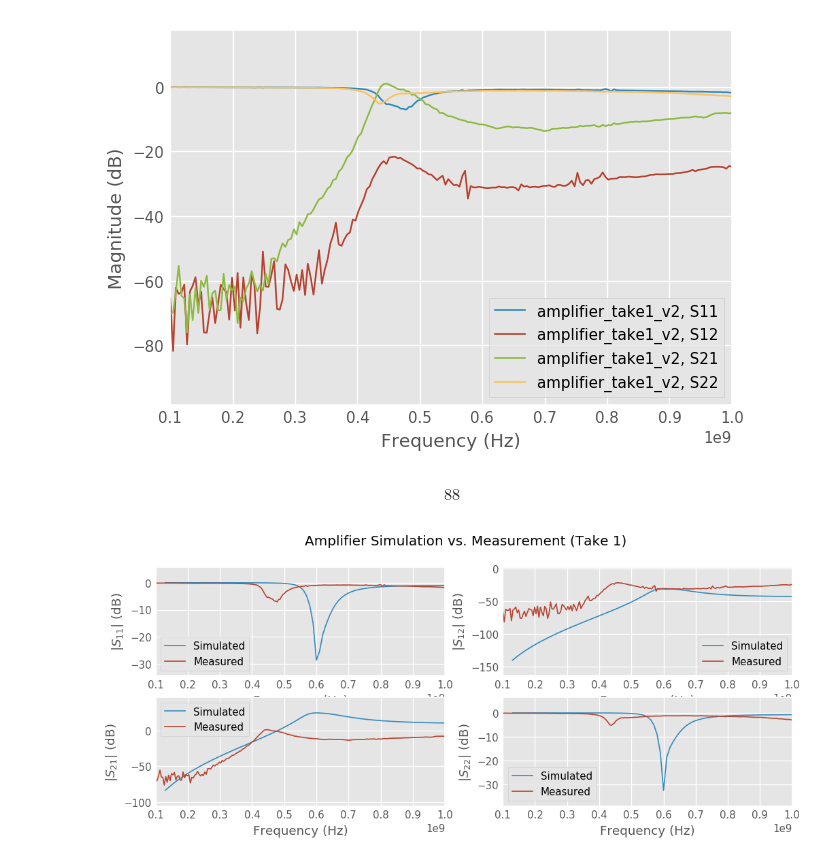
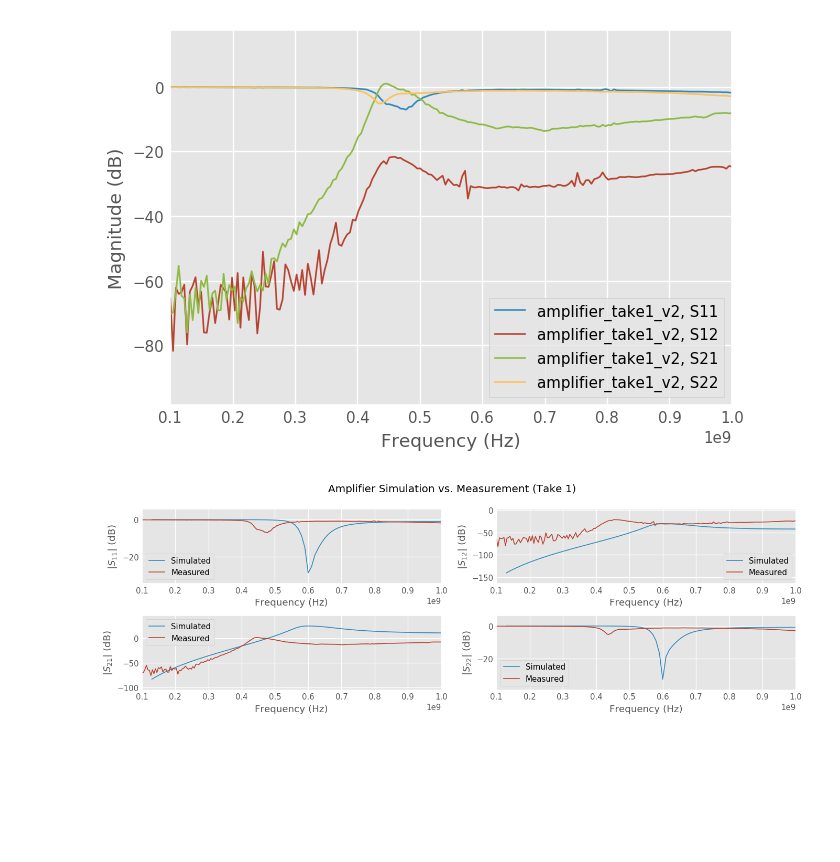
Before and after one commit to vighneshiyer/ee142_labs, a Jupyter notebook: lab3/lab3_notebook.ipynb, the cells around one changed output. Saved outputs shown, nothing was run; the diff lists cells and outputs as text; code cells hidden in the pictures; blank space fills up the shorter version.

```diff
--- a/lab3/lab3_notebook.ipynb
+++ b/lab3/lab3_notebook.ipynb
@@ -80,16 +80,12 @@ amp1_S12_sim = [x[2] for x in amp1_sim][10:]
 amp1_S21_sim = [x[3] for x in amp1_sim][10:]
 amp1_S22_sim = [x[4] for x in amp1_sim][10:]
 amp1_freqs_sim = [x[0] for x in amp1_sim][10:]
-len(amp1_S11_sim)
-# %% [output]
-$$88$$
 # %%
-w, h = plt.figaspect(0.3)
+w, h = plt.figaspect(0.35)
 fig = plt.figure(figsize=(w,h))
 st = plt.suptitle('Amplifier Simulation vs. Measurement (Take 1)');
 
 plt.subplot(2, 2, 1)
-#plt.tight_layout()
 plt.plot(amp1_freqs_sim, mag2db(np.abs(amp1_S11_sim)))
 plt.plot(amp1_freqs_meas, mag2db(np.abs(amp1_S11_meas)))
 plt.legend(['Simulated', 'Measured'])
@@ -97,32 +93,31 @@ plt.ylabel('$|S_{11}|$ (dB)')
 plt.xlabel('Frequency (Hz)')
 
 plt.subplot(2, 2, 2)
-#plt.tight_layout()
 plt.plot(amp1_freqs_sim, mag2db(np.abs(amp1_S12_sim)))
 plt.plot(amp1_freqs_meas, mag2db(np.abs(amp1_S12_meas)))
 plt.legend(['Simulated', 'Measured'])
 plt.ylabel('$|S_{12}|$ (dB)')
 plt.xlabel('Frequency (Hz)')
 
 plt.subplot(2, 2, 3)
 plt.tight_layout()
 plt.plot(amp1_freqs_sim, mag2db(np.abs(amp1_S21_sim)))
 plt.plot(amp1_freqs_meas, mag2db(np.abs(amp1_S21_meas)))
 plt.legend(['Simulated', 'Measured'])
 plt.ylabel('$|S_{21}|$ (dB)')
 plt.xlabel('Frequency (Hz)')
 
 plt.subplot(2, 2, 4)
 plt.tight_layout()
 plt.plot(amp1_freqs_sim, mag2db(np.abs(amp1_S22_sim)))
 plt.plot(amp1_freqs_meas, mag2db(np.abs(amp1_S22_meas)))
 plt.legend(['Simulated', 'Measured'])
 plt.ylabel('$|S_{22}|$ (dB)')
 plt.xlabel('Frequency (Hz)')
 
 st.set_y(0.95)
 fig.subplots_adjust(top=0.85)
 
 plt.savefig('figs/amplifier_take1_comparison.pdf', bbox_inches='tight', dpi=300)
 # %% [output]
-[figure, old version]
+[figure, new version]
```
Also changed, not shown: parts of 3 cells of this notebook, 5 other files.
